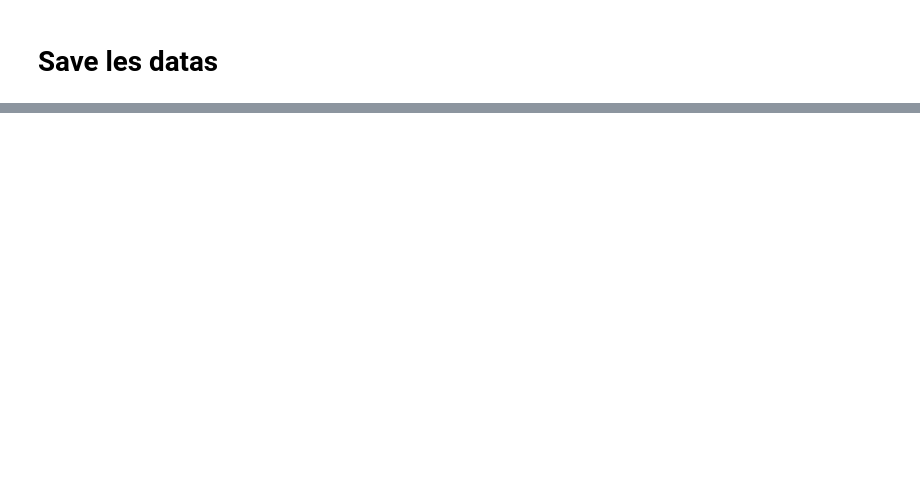
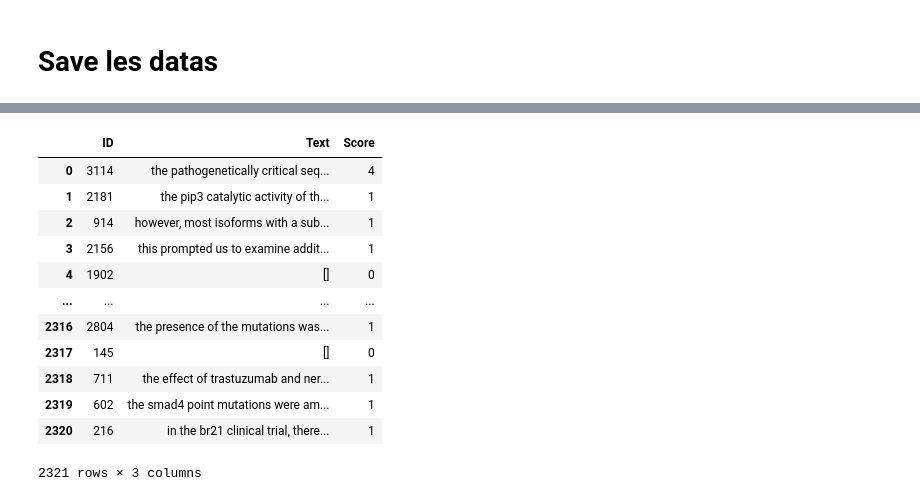
Before and after one commit to Chabname/RAPMC, a Jupyter notebook: notebook/Cancer_deep_learning.ipynb, the cells around one changed output, grey strips where cells are left out. Cells and saved outputs as stored; diff of their text form; code cells hidden in the pictures; blank space fills up the shorter version.

```diff
--- a/notebook/Cancer_deep_learning.ipynb
+++ b/notebook/Cancer_deep_learning.ipynb
@@ -800,0 +744,17 @@ np.savetxt("../datas/new_data_clean.txt",dtf, fmt = "%d || %s", header= ",".join
+# %%
+dtf = pd.merge(pd.DataFrame(train_x.index), train_x, on ="ID")
+dtf
+# %% [output]
+|  | ID | Text | Score |
+| 0 | 3114 | the pathogenetically critical seq... | 4 |
+| 1 | 2181 | the pip3 catalytic activity of th... | 1 |
+| 2 | 914 | however, most isoforms with a sub... | 1 |
+| 3 | 2156 | this prompted us to examine addit... | 1 |
+| 4 | 1902 | [] | 0 |
+| ... | ... | ... | ... |
+| 2316 | 2804 | the presence of the mutations was... | 1 |
+| 2317 | 145 | [] | 0 |
+| 2318 | 711 | the effect of trastuzumab and ner... | 1 |
+| 2319 | 602 | the smad4 point mutations were am... | 1 |
+| 2320 | 216 | in the br21 clinical trial, there... | 1 |
+2321 rows × 3 columns
```
Also changed, not shown: parts of 37 cells of this notebook.
